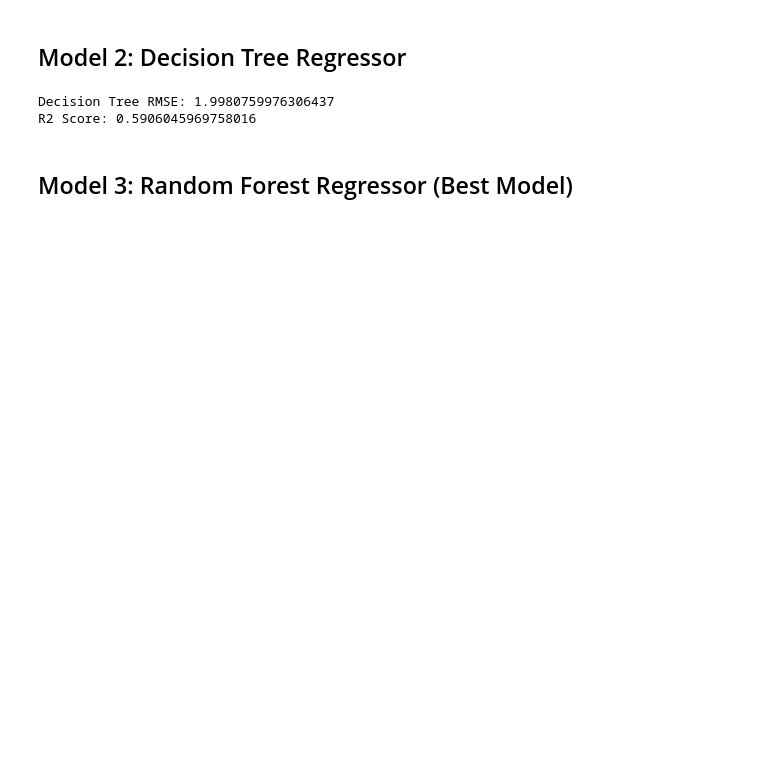
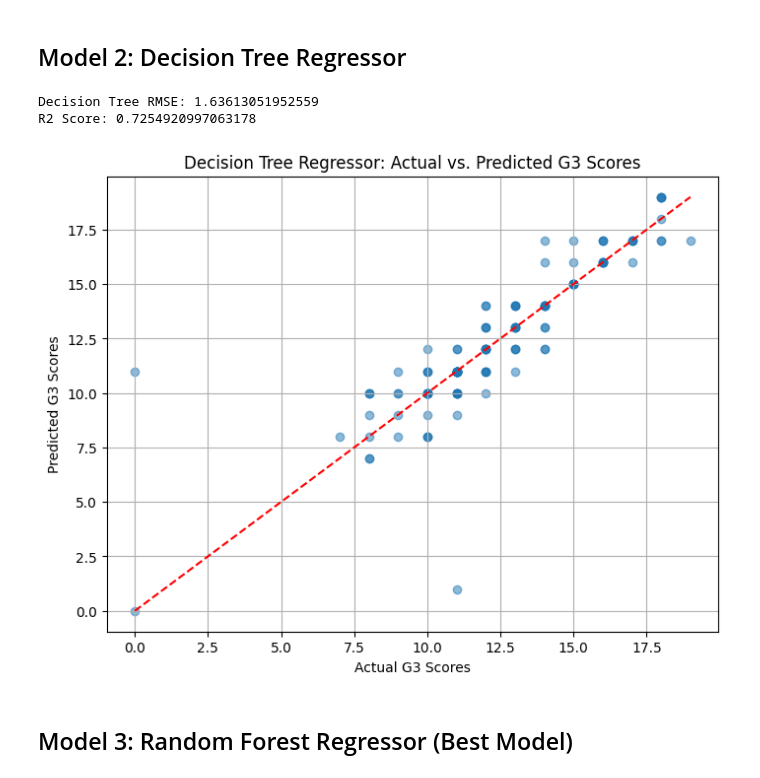
Before and after one commit to Manishkumarsingh6239/Predictive_analytics_proect-INT234-, a Jupyter notebook: main.ipynb, the cells around one changed output. Drawn from its saved outputs; the diff is of its cells as text; code cells hidden in the pictures; blank space fills up the shorter version.

```diff
--- a/main.ipynb
+++ b/main.ipynb
@@ -96,14 +108,26 @@ R2 Score: 0.8526317103852279
 # %%
 dt = DecisionTreeRegressor()
 dt.fit(X_train_reg, y_train_reg)
 
 pred_dt = dt.predict(X_test_reg)
 
+acc_dec_reg =  r2_score(y_test_reg, pred_dt)
+
 print("Decision Tree RMSE:", np.sqrt(mean_squared_error(y_test_reg, pred_dt)))
-print("R2 Score:", r2_score(y_test_reg, pred_dt))
+print("R2 Score:",acc_dec_reg)
+
+plt.figure(figsize=(8, 6))
+plt.scatter(y_test_reg, pred_dt, alpha=0.5)
+plt.plot([min(y_test_reg), max(y_test_reg)], [min(y_test_reg), max(y_test_reg)], color='red', linestyle='--')
+plt.title('Decision Tree Regressor: Actual vs. Predicted G3 Scores')
+plt.xlabel('Actual G3 Scores')
+plt.ylabel('Predicted G3 Scores')
+plt.grid(True)
+plt.show()
 # %% [output]
-Decision Tree RMSE: 1.9980759976306437
-R2 Score: 0.5906045969758016
+Decision Tree RMSE: 1.63613051952559
+R2 Score: 0.7254920997063178
+[figure, added]
 # %% [markdown]
 ## Model 3: Random Forest Regressor (Best Model)
 # %%
```
Also changed, not shown: parts of 10 cells of this notebook.
